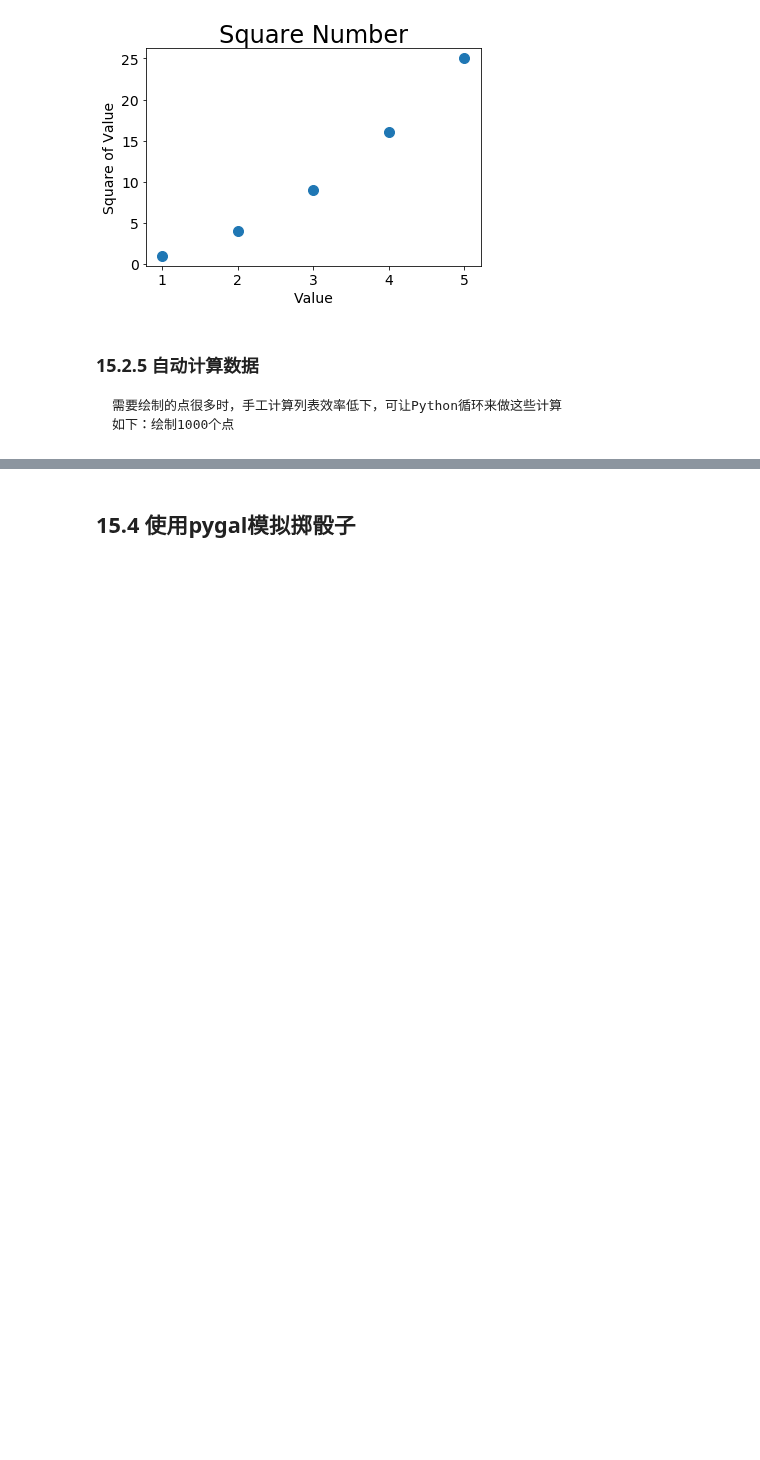
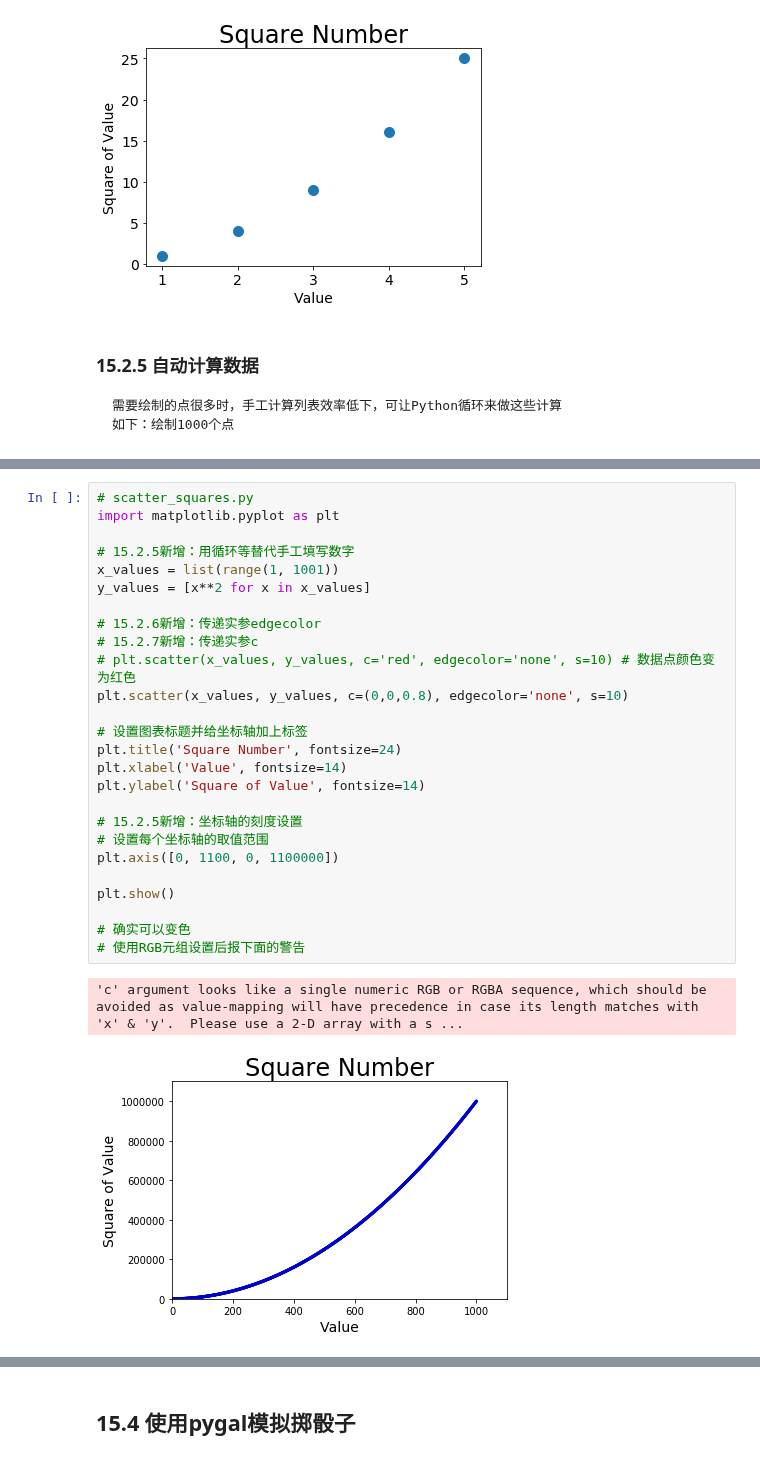
Before and after one commit to anliux/Python-Crash-Course, a Jupyter notebook: PartII_Project_2_DataVisualization/A_DataVisualization.ipynb, the cells around one changed output, grey strips where cells are left out. Drawn from its saved outputs; the diff is of its cells as text; blank space fills up the shorter version.

```diff
--- a/PartII_Project_2_DataVisualization/A_DataVisualization.ipynb
+++ b/PartII_Project_2_DataVisualization/A_DataVisualization.ipynb
@@ -170,0 +232,29 @@ plt.show()
+# %%
+# scatter_squares.py
+import matplotlib.pyplot as plt
+
+# 15.2.5新增：用循环等替代手工填写数字
+x_values = list(range(1, 1001))
+y_values = [x**2 for x in x_values]
+
+# 15.2.6新增：传递实参edgecolor
+# 15.2.7新增：传递实参c
+# plt.scatter(x_values, y_values, c='red', edgecolor='none', s=10) # 数据点颜色变为红色
+plt.scatter(x_values, y_values, c=(0,0,0.8), edgecolor='none', s=10)
+
+# 设置图表标题并给坐标轴加上标签
+plt.title('Square Number', fontsize=24)
+plt.xlabel('Value', fontsize=14)
+plt.ylabel('Square of Value', fontsize=14)
+
+# 15.2.5新增：坐标轴的刻度设置
+# 设置每个坐标轴的取值范围
+plt.axis([0, 1100, 0, 1100000])
+
+plt.show()
+
+# 确实可以变色
+# 使用RGB元组设置后报下面的警告
+# %% [output]
+'c' argument looks like a single numeric RGB or RGBA sequence, which should be avoided as value-mapping will have precedence in case its length matches with 'x' & 'y'.  Please use a 2-D array with a s ...
+[figure, added]
```
Also changed, not shown: parts of 41 cells of this notebook, 2 other files.
